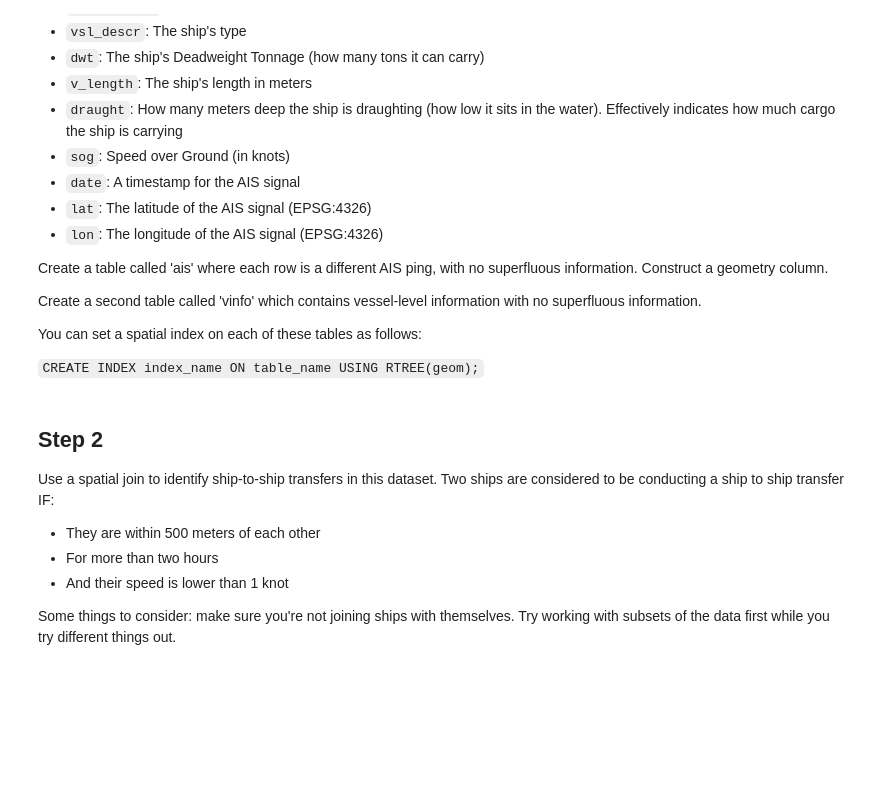
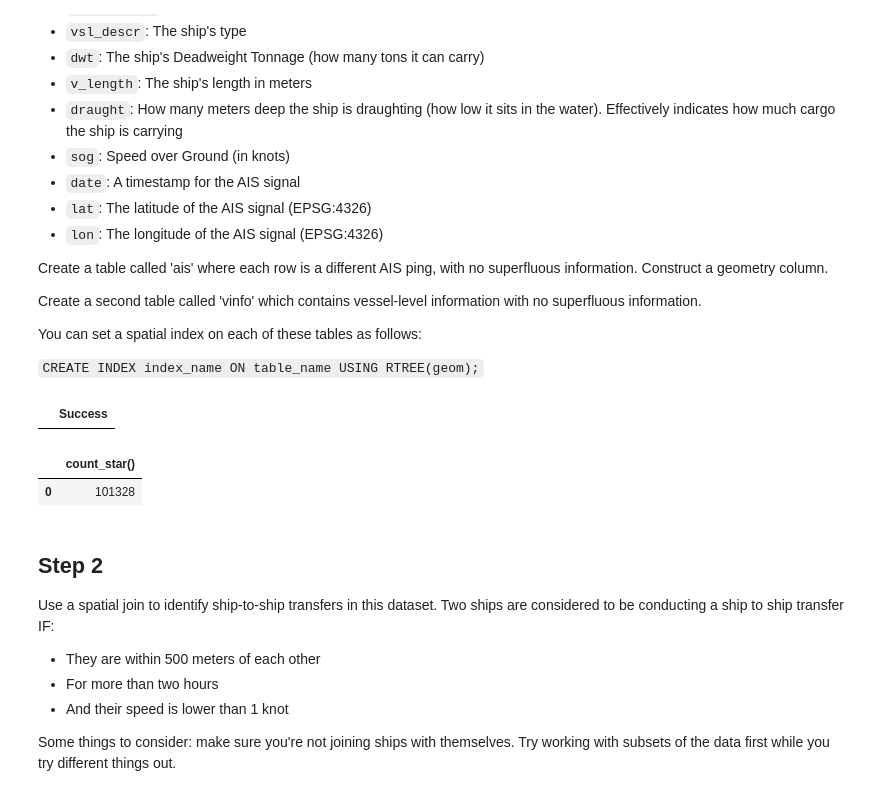
Before and after one commit to lukegbenson/casa0025, a Jupyter notebook: notebooks/W04_postgis2.ipynb, the cells around one changed output. Saved outputs shown, nothing was run; the diff lists cells and outputs as text; code cells hidden in the pictures; blank space fills up the shorter version.

```diff
--- a/notebooks/W04_postgis2.ipynb
+++ b/notebooks/W04_postgis2.ipynb
@@ -235,6 +267,19 @@ Create a second table called 'vinfo' which contains vessel-level information wit
 You can set a spatial index on each of these tables as follows:
 
 `CREATE INDEX index_name ON table_name USING RTREE(geom);`
+# %%
+%%sql
+
+create table ais as select * from 'https://storage.googleapis.com/qm2/casa0025_ships.csv'
+# %% [output]
+|  | Success |
+# %%
+%%sql
+
+select count(*) from ais limit 1
+# %% [output]
+|  | count_star() |
+| 0 | 101328 |
 # %% [markdown]
 ## Step 2
 
```
Also changed, not shown: parts of 12 cells of this notebook.
